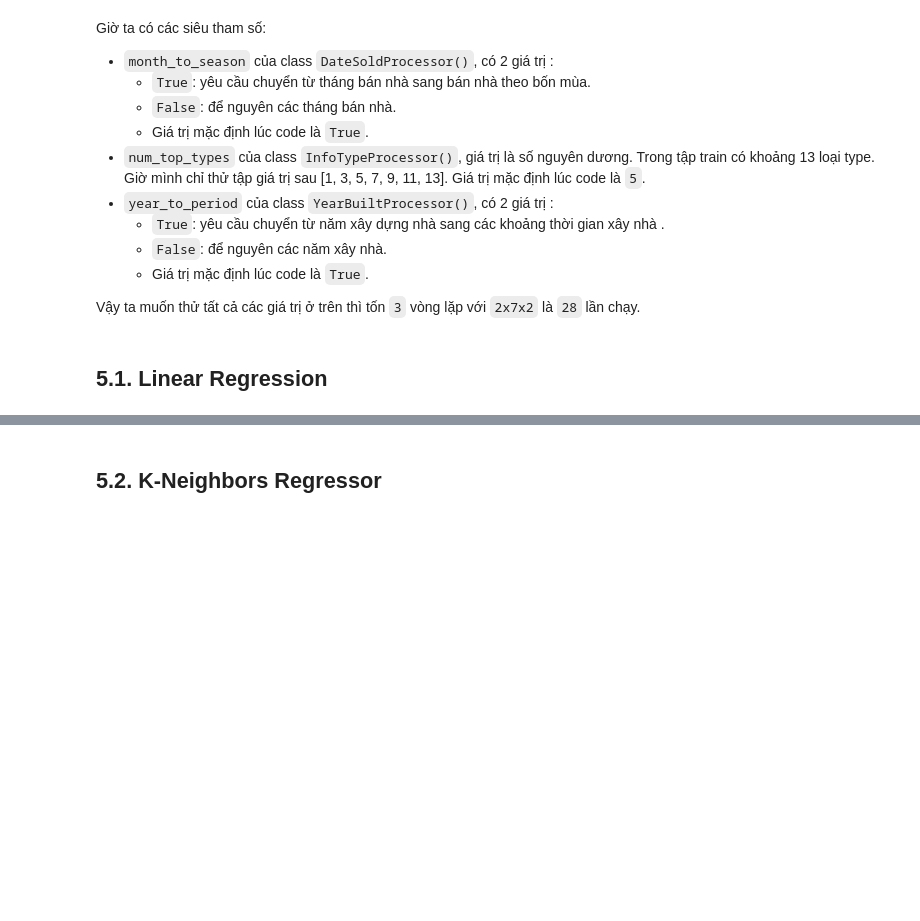
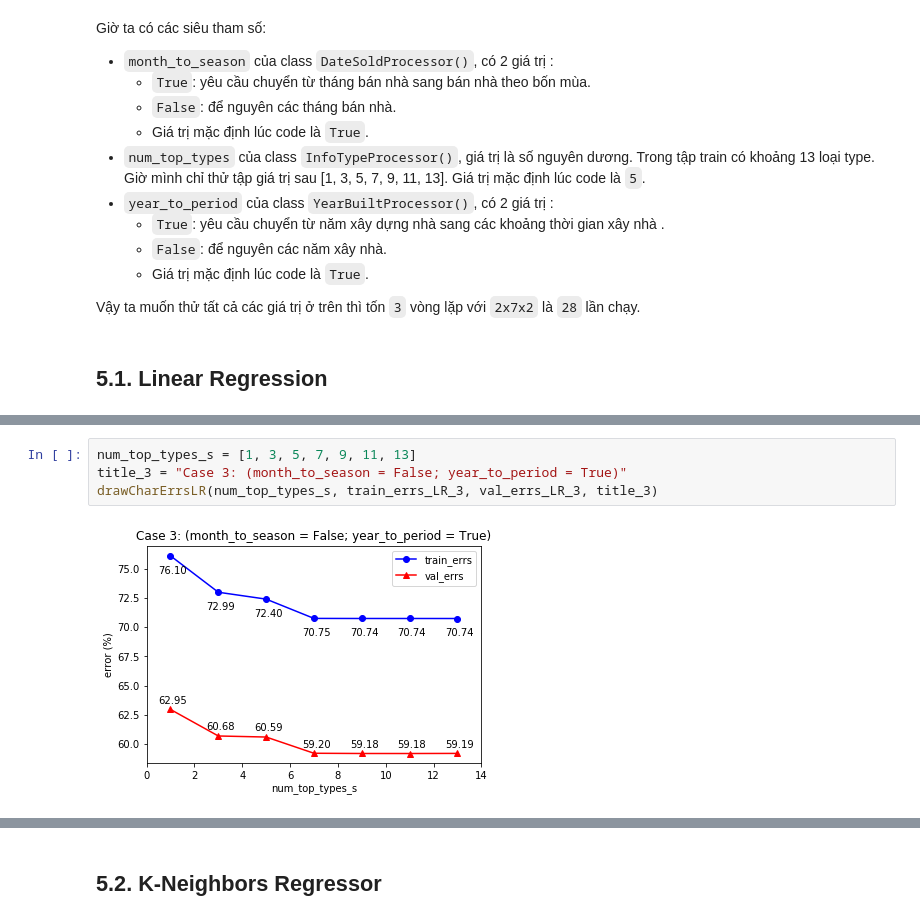
Before and after one commit to dpnam/DS-Final-Project, a Jupyter notebook: real-estate-California/HousePrice_California.ipynb, the cells around one changed output, grey strips where cells are left out. Saved outputs shown, nothing was run; the diff lists cells and outputs as text; blank space fills up the shorter version.

```diff
--- a/real-estate-California/HousePrice_California.ipynb
+++ b/real-estate-California/HousePrice_California.ipynb
@@ -1590,0 +1469,6 @@ error_val_LR = error_val
+# %%
+num_top_types_s = [1, 3, 5, 7, 9, 11, 13]
+title_3 = "Case 3: (month_to_season = False; year_to_period = True)"
+drawCharErrsLR(num_top_types_s, train_errs_LR_3, val_errs_LR_3, title_3)
+# %% [output]
+[figure, added]
```
Also changed, not shown: parts of 65 cells of this notebook, 1 other file.
